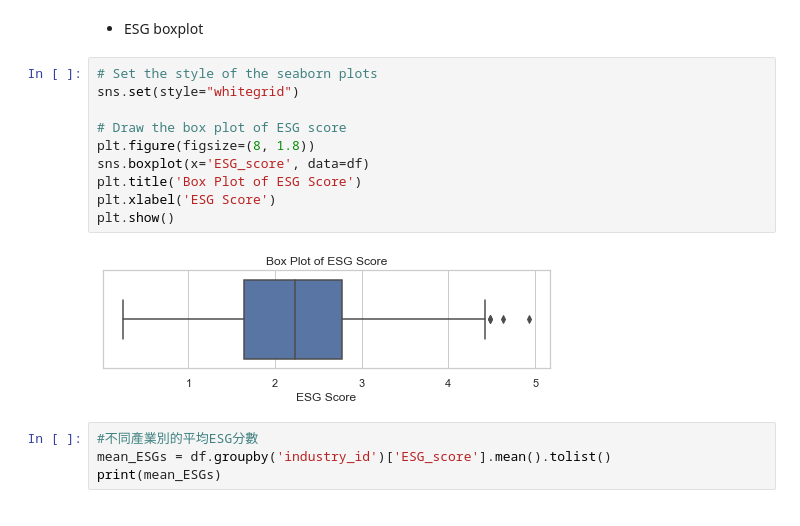
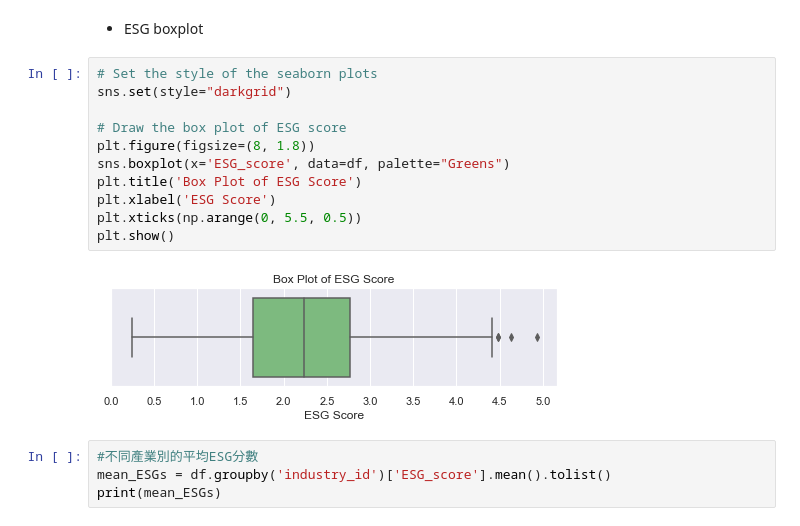
Before and after one commit to ouyang-yang/TIER, a Jupyter notebook: data_preprocessing.ipynb, the cells around one changed output. Saved outputs shown, nothing was run; the diff lists cells and outputs as text.

```diff
--- a/data_preprocessing.ipynb
+++ b/data_preprocessing.ipynb
@@ -310,16 +310,17 @@ ESG_score   2.2173 0.7924   0.1895  -0.3035        10.5866
 - ESG boxplot
 # %%
 # Set the style of the seaborn plots
-sns.set(style="whitegrid")
+sns.set(style="darkgrid")
 
 # Draw the box plot of ESG score
 plt.figure(figsize=(8, 1.8))
-sns.boxplot(x='ESG_score', data=df)
+sns.boxplot(x='ESG_score', data=df, palette="Greens")
 plt.title('Box Plot of ESG Score')
 plt.xlabel('ESG Score')
+plt.xticks(np.arange(0, 5.5, 0.5))
 plt.show()
 # %% [output]
-[figure, old version]
+[figure, new version]
 # %%
 #不同產業別的平均ESG分數
 mean_ESGs = df.groupby('industry_id')['ESG_score'].mean().tolist()
```
Also changed, not shown: parts of 5 cells of this notebook, 19 other files.
